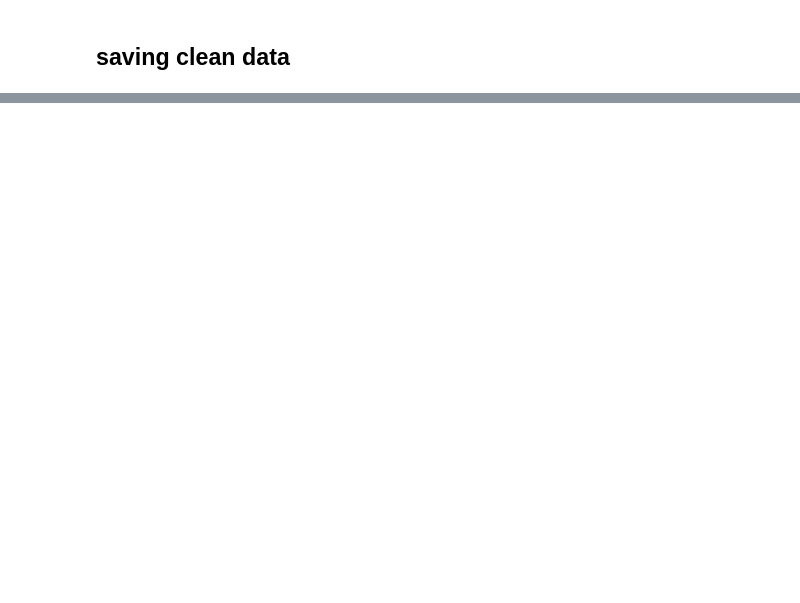
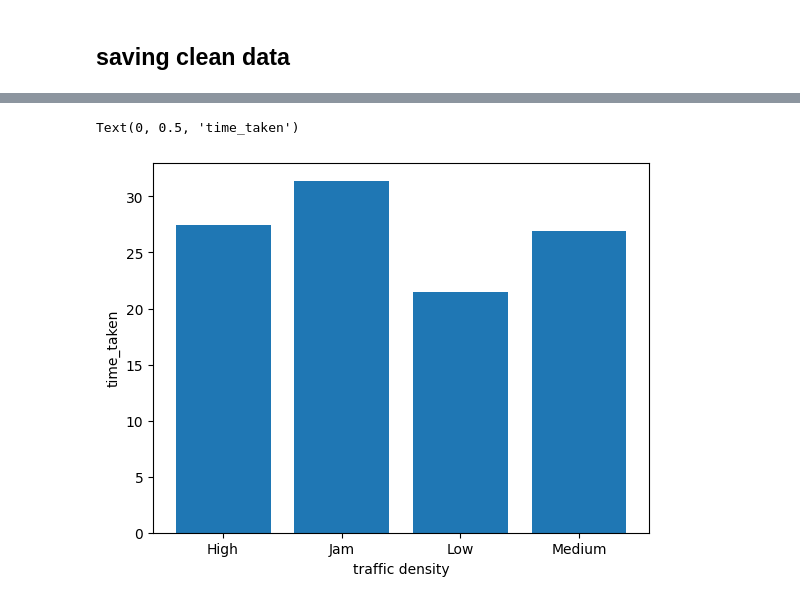
Before and after one commit to Esmaeil-Mashhadi/streamlit_dataVisualization, a Jupyter notebook: dataCleaning.ipynb, the cells around one changed output, grey strips where cells are left out. Saved outputs shown, nothing was run; the diff lists cells and outputs as text; code cells hidden in the pictures; blank space fills up the shorter version.

```diff
--- a/dataCleaning.ipynb
+++ b/dataCleaning.ipynb
@@ -35,0 +45,3 @@ whole_dataSet.drop(columns=['ID','Delivery_person_ID'] , axis=1 , inplace=True)
+# %%
+whole_dataSet['Time_Orderd'] = whole_dataSet['Time_Orderd'].apply(lambda x: pd.to_datetime(x).time())
+whole_dataSet['Time_Order_picked'] = whole_dataSet['Time_Order_picked'].apply(lambda x:pd.to_datetime(x).time())
@@ -35,0 +50,19 @@ whole_dataSet.drop(columns=['ID','Delivery_person_ID'] , axis=1 , inplace=True)
+# %%
+bins = [
+    pd.to_datetime('00:00').time(),
+    pd.to_datetime('04:00').time(),
+    pd.to_datetime('07:00').time(),
+    pd.to_datetime('10:00').time(),
+    pd.to_datetime('13:00').time(),
+    pd.to_datetime('16:00').time(),
+    pd.to_datetime('19:00').time(),
+    pd.to_datetime('22:00').time(),
+    pd.to_datetime('23:59').time()
+]
+labels = ['00:00-04:00', '04:00-07:00', '07:00-10:00', '10:00-13:00',
+          '13:00-16:00', '16:00-19:00', '19:00-22:00', '22:00-00:00']
+def assign_time_period(time):
+    for i in range(len(bins) - 1):
+        if bins[i] <= time < bins[i+1]:
+            return labels[i]
+whole_dataSet['time_periods']= whole_dataSet['Time_Orderd'].apply(assign_time_period)
@@ -55,0 +117,14 @@ whole_dataSet
+# %%
+traffic = whole_dataSet[['Road_traffic_density' ,'Time_taken(min)' , 'Type_of_vehicle' ,'Time_Orderd' , 'time_periods']]
+traffic.to_csv('./data/visualizations_df/traffic.csv', index=False)
+# %%
+mean_traffic_df = traffic.groupby('Road_traffic_density')['Time_taken(min)'].mean().round(2)
+mean_traffic_df = pd.DataFrame(mean_traffic_df).reset_index()
+mean_traffic_df.to_csv('./data/visualizations_df/mean_traffic_df.csv' , index=False)
+fig ,axes = plt.subplots()
+axes.bar(mean_traffic_df['Road_traffic_density'] , mean_traffic_df['Time_taken(min)'])
+axes.set_xlabel('traffic density')
+axes.set_ylabel("time_taken")
+# %% [output]
+Text(0, 0.5, 'time_taken')
+[figure, added]
```
Also changed, not shown: parts of 22 cells of this notebook, 8 other files.
